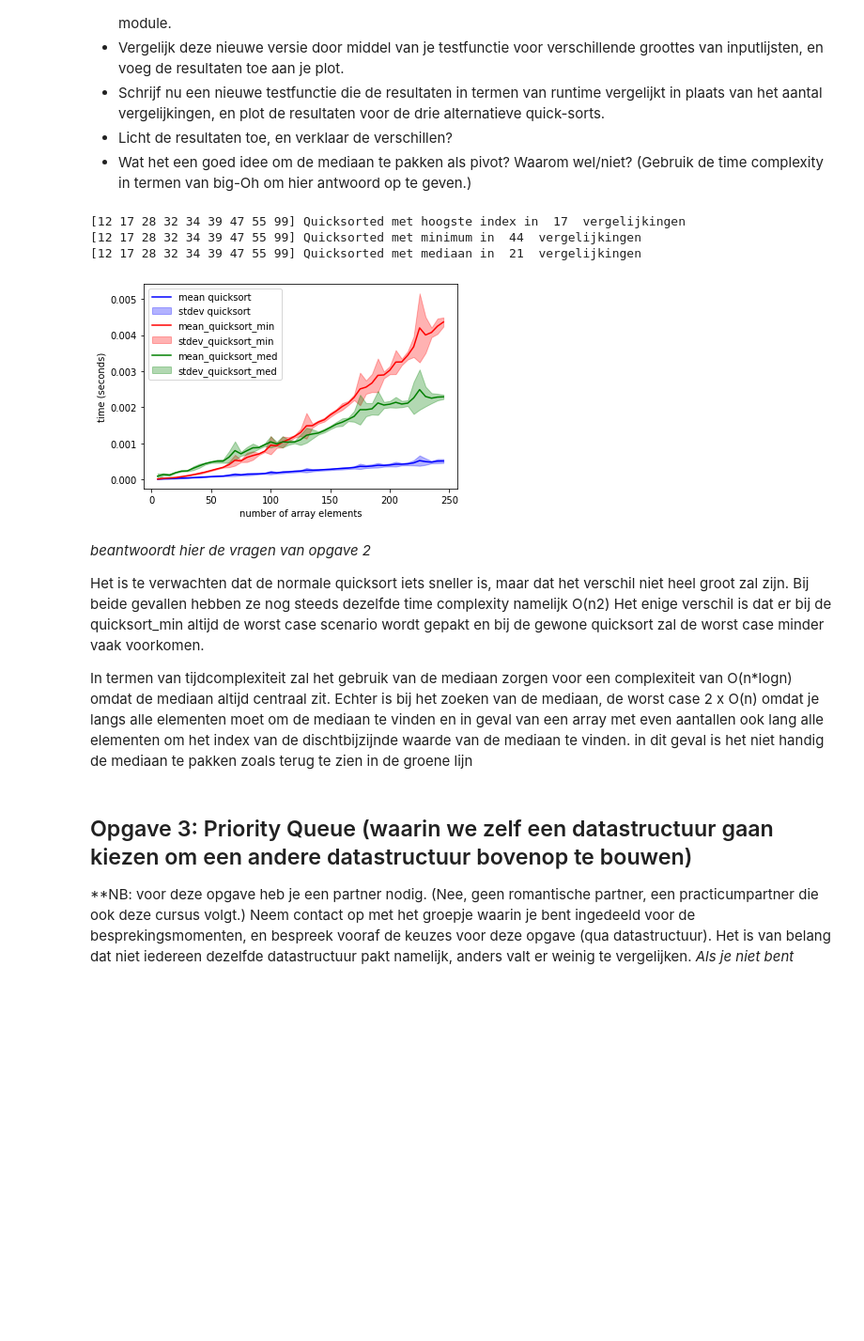
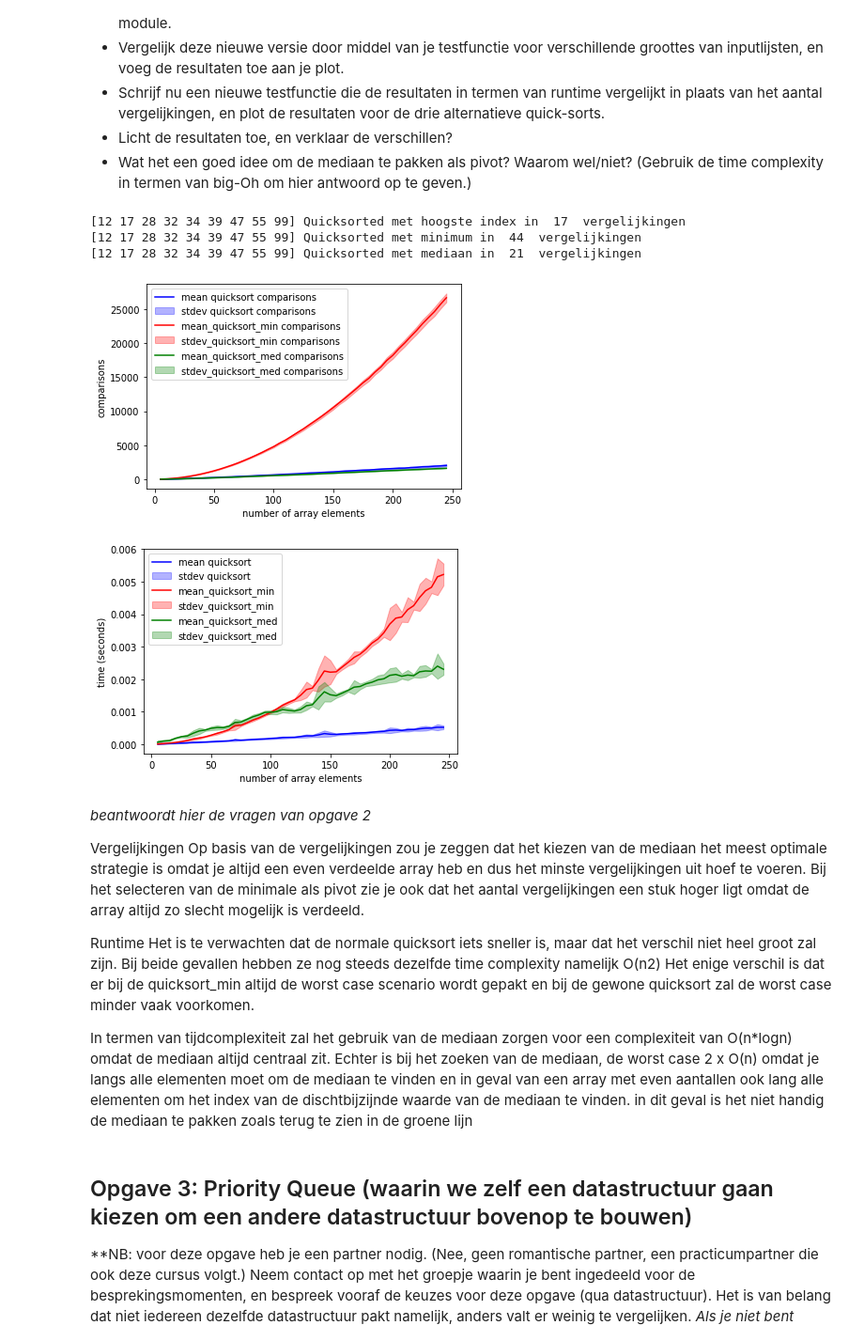
Before and after one commit to Kalong98/TICT-TV2ALDS1-20, a Jupyter notebook: ALDS2 - Containers, Searching & Sorting.ipynb, the cells around one changed output. Shown: that part at 94% size. Drawn from its saved outputs; the diff is of its cells as text; code cells hidden in the pictures; blank space fills up the shorter version.

Commit message:
comparisons added

```diff
--- a/ALDS2 - Containers, Searching & Sorting.ipynb
+++ b/ALDS2 - Containers, Searching & Sorting.ipynb
@@ -179,11 +179,11 @@ def partition(array, low, high):
 @counted
 def partition_min(array, low, high):
     pivot = array[low]
-    for k in range(low, high + 1):
+    for k in range(low, high + 1): # vind laagste waarde binnen de grenzen low en high
         if array[k] < pivot:
             pivot = array[k]
     i = low - 1
-    for j in range(low, high + 1):
+    for j in range(low, high + 1): # verplaats alles lager dan de pivot aan linker kant
         partition.counted += 1
         if array[j] <= pivot:
             i = i + 1
@@ -198,7 +198,7 @@ def partition_med(array, low, high):
     # elif (high +1) + low % 2 == 0:
     #     med = np.median(array[low:high+1])
     #     difference_array = np.absolute(array-med)
-    #     index = difference_array.argmin()\
+    #     index = difference_array.argmin()
     med = np.median(array[low:high+1])
     difference_array = np.absolute(array-med)
     median_index = difference_array.argmin()
@@ -261,74 +261,134 @@ mean_quicksort_min=[]
 stdev_quicksort_min=[]
 mean_quicksort_med=[]
 stdev_quicksort_med=[]
+mean_comparison_quicksort=[]
+stdev_comparison_quicksort=[]
+mean_comparison_quicksort_min=[]
+stdev_comparison_quicksort_min=[]
+mean_comparison_quicksort_med=[]
+stdev_comparison_quicksort_med=[]
 meetpunten = list(range(5, 250, 5))
 
 for i in meetpunten:
     quick = []
     quick_min = []
     quick_med = []
+    quick_comp = []
+    quick_min_comp = []
+    quick_med_comp = []
     for j in range(100):  # 100 metingen per datapunt
         array = np.random.randint(0, high=1000, size=i, dtype="l")
         array2 = copy.copy(array)
         array3 = copy.copy(array)
 
+        partition.counted = 0
         t1 = time.perf_counter()
         res = quickSort(array, 0, array.size-1)
         t2 = time.perf_counter()
         quick.append(t2 - t1)
+        quick_comp.append(partition.counted)
 
+
+        partition.counted = 0
         t1 = time.perf_counter()
         res = quickSort_min(array2, 0, array.size-1)
         t2 = time.perf_counter()
         quick_min.append(t2 - t1)
+        quick_min_comp.append(partition.counted)
 
+        partition.counted = 0
         t1 = time.perf_counter()
         res = quickSort_med(array3, 0, array.size-1)
         t2 = time.perf_counter()
         quick_med.append(t2 - t1)
+        quick_med_comp.append(partition.counted)
+
     mean_quicksort.append(stats.mean(quick))
     stdev_quicksort.append(stats.stdev(quick))
     mean_quicksort_min.append(stats.mean(quick_min))
     stdev_quicksort_min.append(stats.stdev(quick_min))
     mean_quicksort_med.append(stats.mean(quick_med))
     stdev_quicksort_med.append(stats.stdev(quick_med))
+
+    mean_comparison_quicksort.append(stats.mean(quick_comp))
+    stdev_comparison_quicksort.append(stats.stdev(quick_comp))
+    mean_comparison_quicksort_min.append(stats.mean(quick_min_comp))
+    stdev_comparison_quicksort_min.append(stats.stdev(quick_min_comp))
+    mean_comparison_quicksort_med.append(stats.mean(quick_med_comp))
+    stdev_comparison_quicksort_med.append(stats.stdev(quick_med_comp))
+
+plt.plot(meetpunten, mean_comparison_quicksort, "b-")
+plt.fill_between(
+    meetpunten,
+    np.array(mean_comparison_quicksort) - np.array(stdev_comparison_quicksort),
+    np.array(mean_comparison_quicksort) + np.array(stdev_comparison_quicksort),
+    color="b",
+    alpha=0.3,
+)
+plt.plot(meetpunten, mean_comparison_quicksort_min, "r-")
+plt.fill_between(
+    meetpunten,
+    np.array(mean_comparison_quicksort_min) - np.array(stdev_comparison_quicksort_min),
+    np.array(mean_comparison_quicksort_min) + np.array(stdev_comparison_quicksort_min),
+    color="r",
+    alpha=0.3,
+)
+plt.plot(meetpunten, mean_comparison_quicksort_med, "g-")
+plt.fill_between(
+    meetpunten,
+    np.array(mean_comparison_quicksort_med) - np.array(stdev_comparison_quicksort_med),
+    np.array(mean_comparison_quicksort_med) + np.array(stdev_comparison_quicksort_med),
+    color="g",
+    alpha=0.3,
+)
+plt.xlabel("number of array elements")
+plt.ylabel("comparisons")
+plt.legend(["mean quicksort comparisons", "stdev quicksort comparisons", "mean_quicksort_min comparisons", "stdev_quicksort_min comparisons",
+            "mean_quicksort_med comparisons", "stdev_quicksort_med comparisons"], loc="upper left")
+plt.show()
 
 plt.plot(meetpunten, mean_quicksort, "b-")
 plt.fill_between(
     meetpunten,
     np.array(mean_quicksort) - np.array(stdev_quicksort),
     np.array(mean_quicksort) + np.array(stdev_quicksort),
     color="b",
     alpha=0.3,
 )
 plt.plot(meetpunten, mean_quicksort_min, "r-")
 plt.fill_between(
     meetpunten,
     np.array(mean_quicksort_min) - np.array(stdev_quicksort_min),
     np.array(mean_quicksort_min) + np.array(stdev_quicksort_min),
     color="r",
     alpha=0.3,
 )
 plt.plot(meetpunten, mean_quicksort_med, "g-")
 plt.fill_between(
     meetpunten,
     np.array(mean_quicksort_med) - np.array(stdev_quicksort_med),
     np.array(mean_quicksort_med) + np.array(stdev_quicksort_med),
     color="g",
     alpha=0.3,
 )
 plt.xlabel("number of array elements")
 plt.ylabel("time (seconds)")
 plt.legend(["mean quicksort", "stdev quicksort", "mean_quicksort_min", "stdev_quicksort_min", "mean_quicksort_med", "stdev_quicksort_med"], loc="upper left")
 plt.show()
 # %% [output]
 [12 17 28 32 34 39 47 55 99] Quicksorted met hoogste index in  17  vergelijkingen
 [12 17 28 32 34 39 47 55 99] Quicksorted met minimum in  44  vergelijkingen
 [12 17 28 32 34 39 47 55 99] Quicksorted met mediaan in  21  vergelijkingen
-[figure, old version]
+[figure, new version]
+[figure, added]
 # %% [markdown]
 *beantwoordt hier de vragen van opgave 2*
 
+Vergelijkingen
+Op basis van de vergelijkingen zou je zeggen dat het kiezen van de mediaan het meest optimale strategie is omdat je altijd een even verdeelde array heb en dus het minste
+vergelijkingen uit hoef te voeren. Bij het selecteren van de minimale als pivot zie je ook dat het aantal vergelijkingen een stuk hoger ligt omdat de array altijd zo slecht mogelijk is verdeeld.
+
+Runtime
 Het is te verwachten dat de normale quicksort iets sneller is, maar dat het verschil niet heel groot zal zijn.
 Bij beide gevallen hebben ze nog steeds dezelfde time complexity namelijk O(n2)
 Het enige verschil is dat er bij de quicksort_min altijd de worst case scenario wordt gepakt en bij de gewone quicksort zal de worst case minder vaak voorkomen.
```
Also changed, not shown: parts of 3 cells of this notebook.
